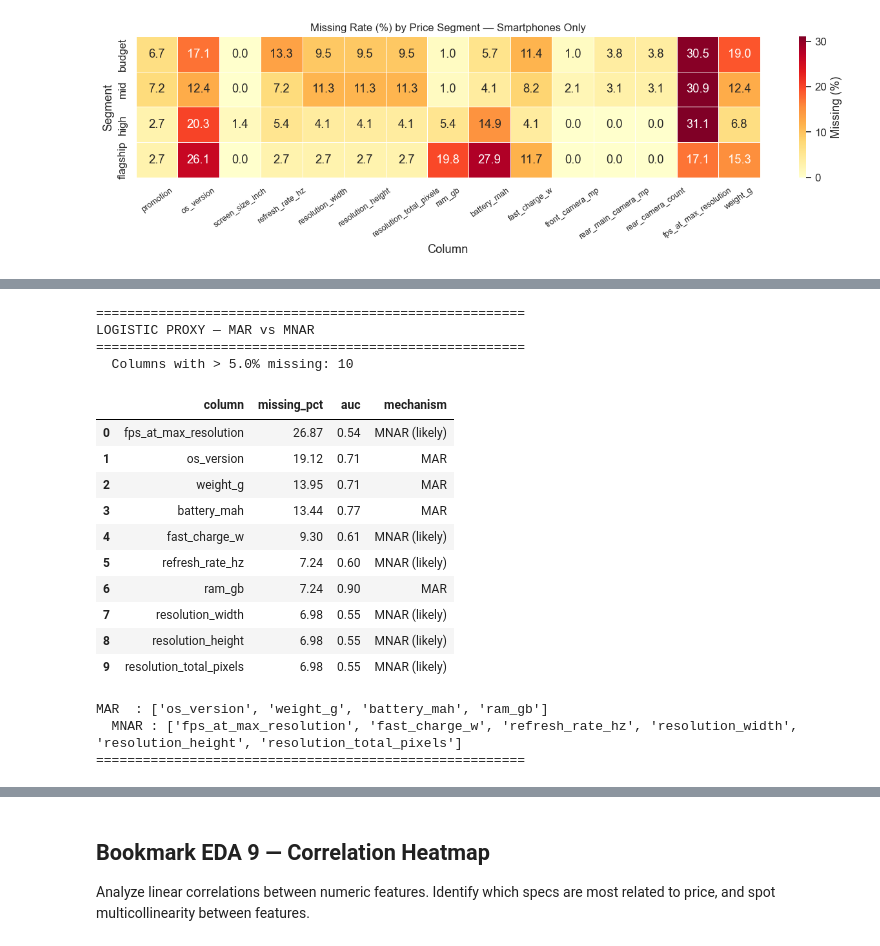
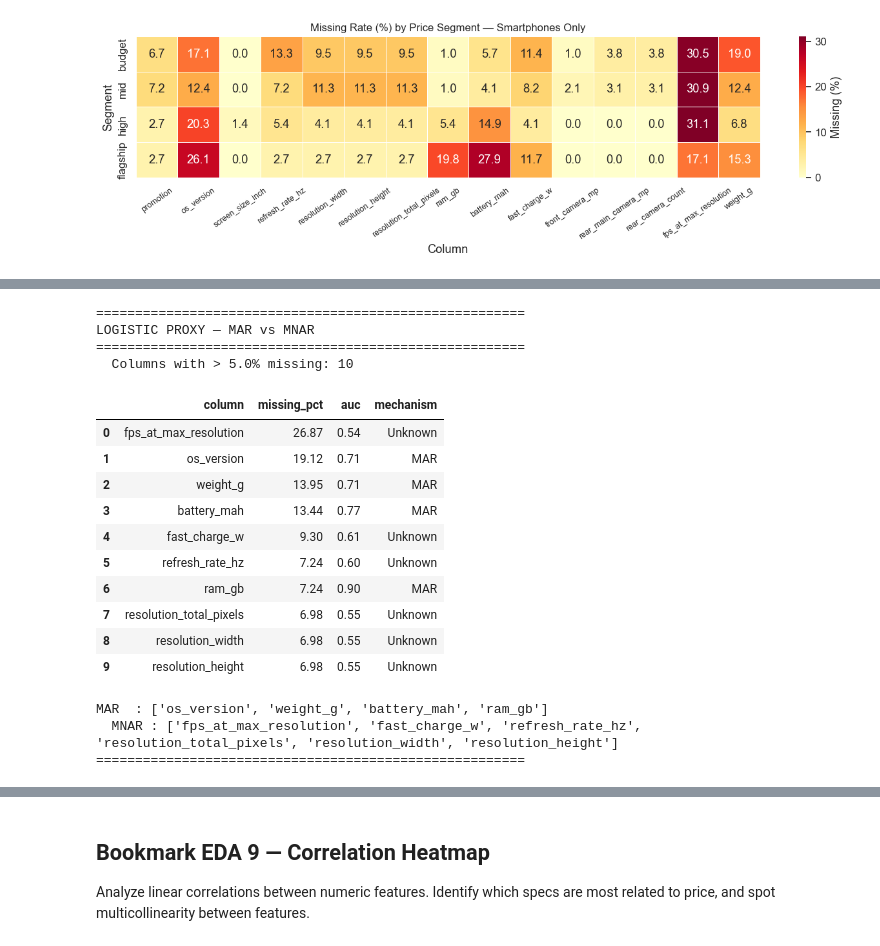
Before and after one commit to maidang09122006-ux/Preprocessing_Constructing_Dataset_PHONE, a Jupyter notebook: notebooks/EDA/EDA.ipynb, the cells around one changed output, grey strips where cells are left out. Cells and saved outputs as stored; diff of their text form; code cells hidden in the pictures.

```diff
--- a/notebooks/EDA/EDA.ipynb
+++ b/notebooks/EDA/EDA.ipynb
@@ -2162,44 +2162,44 @@ for col in NUMERIC_COLS:
         clf.fit(X_proxy, y)
         auc = roc_auc_score(y, clf.predict_proba(X_proxy)[:, 1])
     except Exception:
         auc = float('nan')
     results.append({
         'column'      : col,
         'missing_pct' : round(missing_pct, 2),
         'auc'         : round(auc, 4),
-        'mechanism'   : 'MAR' if auc > 0.65 else 'MNAR (likely)',
+        'mechanism'   : 'MAR' if auc > 0.65 else 'Unknown',
     })
 
 result_df = pd.DataFrame(results).sort_values('missing_pct', ascending=False)
 
 print("=" * 55)
 print("LOGISTIC PROXY — MAR vs MNAR")
 print("=" * 55)
 print(f"  Columns with > {MISSING_THRESHOLD_PCT}% missing: {len(result_df)}")
 print()
 display(result_df.reset_index(drop=True))
 
 mar_cols  = result_df[result_df['mechanism'] == 'MAR']['column'].tolist()
 mnar_cols = result_df[result_df['mechanism'] != 'MAR']['column'].tolist()
 print(f"MAR  : {mar_cols}")
 print(f"  MNAR : {mnar_cols}")
 print("=" * 55)
 # %% [output]
 =======================================================
 LOGISTIC PROXY — MAR vs MNAR
 =======================================================
   Columns with > 5.0% missing: 10
 |  | column | missing_pct | auc | mechanism |
-| 0 | fps_at_max_resolution | 26.87 | 0.54 | MNAR (likely) |
+| 0 | fps_at_max_resolution | 26.87 | 0.54 | Unknown |
 | 1 | os_version | 19.12 | 0.71 | MAR |
 | 2 | weight_g | 13.95 | 0.71 | MAR |
 | 3 | battery_mah | 13.44 | 0.77 | MAR |
-| 4 | fast_charge_w | 9.30 | 0.61 | MNAR (likely) |
-| 5 | refresh_rate_hz | 7.24 | 0.60 | MNAR (likely) |
+| 4 | fast_charge_w | 9.30 | 0.61 | Unknown |
+| 5 | refresh_rate_hz | 7.24 | 0.60 | Unknown |
 | 6 | ram_gb | 7.24 | 0.90 | MAR |
-| 7 | resolution_width | 6.98 | 0.55 | MNAR (likely) |
-| 8 | resolution_height | 6.98 | 0.55 | MNAR (likely) |
-| 9 | resolution_total_pixels | 6.98 | 0.55 | MNAR (likely) |
+| 7 | resolution_total_pixels | 6.98 | 0.55 | Unknown |
+| 8 | resolution_width | 6.98 | 0.55 | Unknown |
+| 9 | resolution_height | 6.98 | 0.55 | Unknown |
 MAR  : ['os_version', 'weight_g', 'battery_mah', 'ram_gb']
-  MNAR : ['fps_at_max_resolution', 'fast_charge_w', 'refresh_rate_hz', 'resolution_width', 'resolution_height', 'resolution_total_pixels']
+  MNAR : ['fps_at_max_resolution', 'fast_charge_w', 'refresh_rate_hz', 'resolution_total_pixels', 'resolution_width', 'resolution_height']
 =======================================================
```
Also changed, not shown: parts of 18 cells of this notebook, 1 other file.
